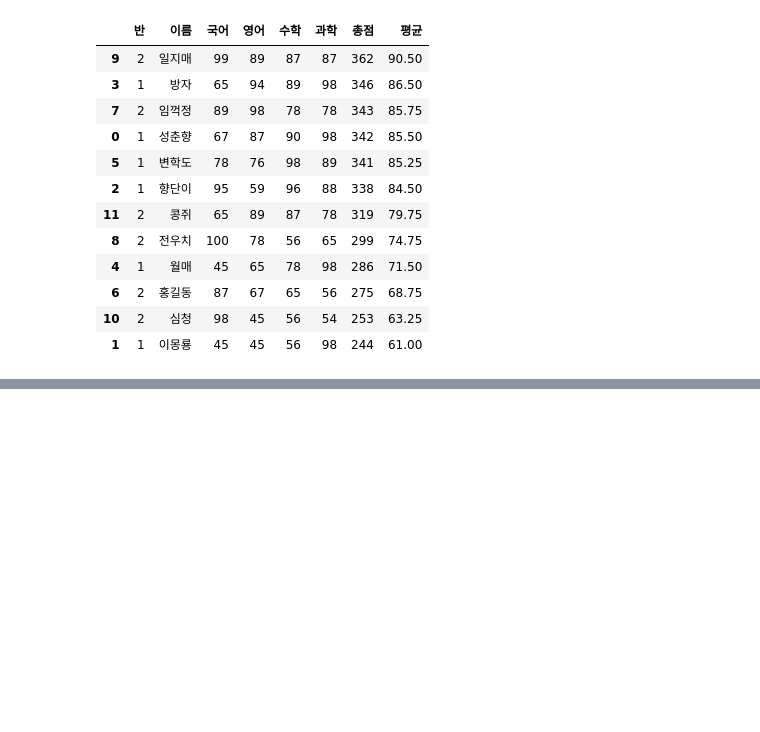
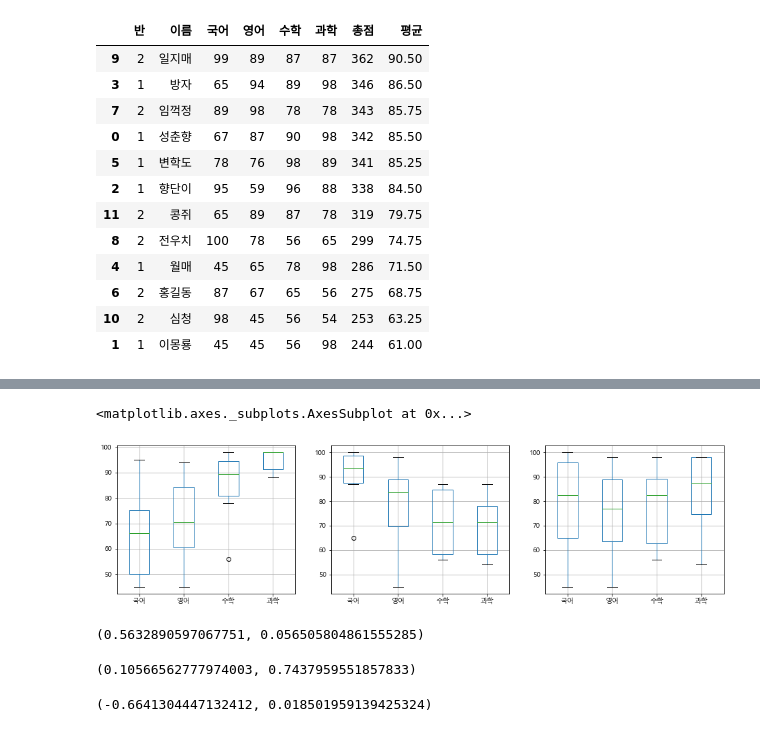
Before and after one commit to gotocernlikelion/study_ai, a Jupyter notebook: day02.ipynb, the cells around one changed output, grey strips where cells are left out. Saved outputs shown, nothing was run; the diff lists cells and outputs as text; code cells hidden in the pictures; blank space fills up the shorter version.

```diff
--- a/day02.ipynb
+++ b/day02.ipynb
@@ -86,0 +115,3 @@ df2
+# %%
+class_1 = df[ df['반'] == 1] #반이 1반인 학생만 모아서 저장
+class_1
@@ -86,0 +126,3 @@ df2
+# %%
+class_2 = df[ df['반'] == 2] #반이 1반인 학생만 모아서 저장
+class_2
@@ -86,0 +182,26 @@ df2
+# %%
+plt.figure(figsize=[16,4])
+
+plt.subplot(131)
+class_1[subjects].boxplot()
+
+plt.subplot(132)
+class_2[subjects].boxplot()
+
+plt.subplot(133)
+df[subjects].boxplot()
+# %% [output]
+<matplotlib.axes._subplots.AxesSubplot at 0x...>
+[figure, added]
+# %%
+stats.pearsonr(df['수학'], df['과학'])# 뒤에 나오는 값이 p 밸류, 0.05 정도라 차이 애매함
+# %% [output]
+(0.5632890597067751, 0.056505804861555285)
+# %%
+stats.pearsonr(df['국어'], df['영어']) # 뒤에 나오는 값이 p 밸류, 차이 없음
+# %% [output]
+(0.10566562777974003, 0.7437959551857833)
+# %%
+stats.pearsonr(df['국어'], df['과학']) #차이 큼
+# %% [output]
+(-0.6641304447132412, 0.018501959139425324)
```
Also changed, not shown: parts of 57 cells of this notebook.
